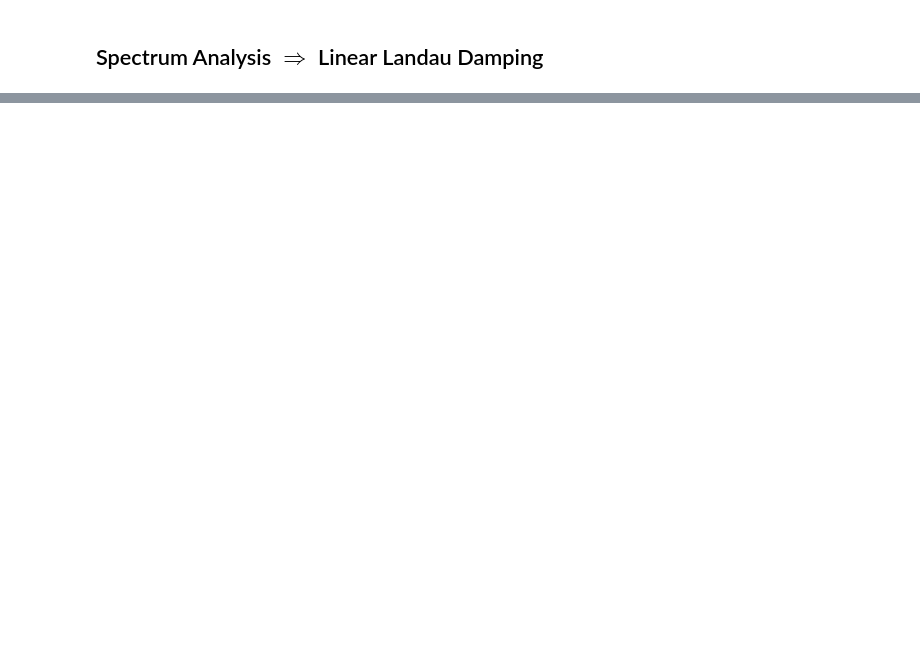
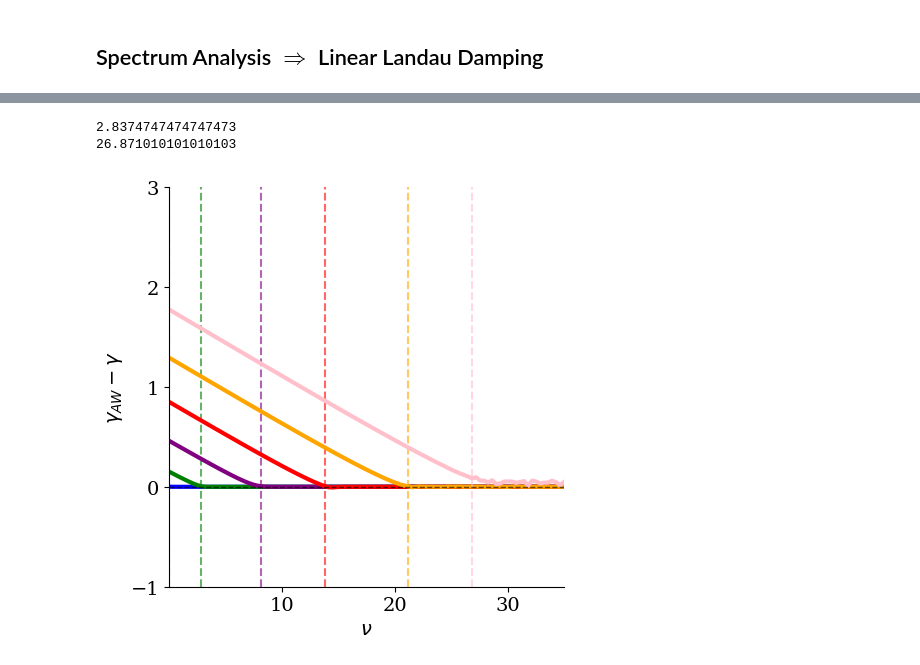
Before and after one commit to opaliss/SpectralSymbolicClosures, a Jupyter notebook: aw_hermite/spectrum analysis_positive_k_argminwhere.ipynb, the cells around one changed output, grey strips where cells are left out. Drawn from its saved outputs; the diff is of its cells as text; code cells hidden in the pictures; blank space fills up the shorter version.

```diff
--- a/aw_hermite/spectrum analysis_positive_k_argminwhere.ipynb
+++ b/aw_hermite/spectrum analysis_positive_k_argminwhere.ipynb
@@ -20,12 +20,14 @@ matplotlib.rc('ytick', labelsize=14)
 # number of Hermite moments
 Nv = 300
 # %%
-def factorial_ratio(n, m):
-    # return n!/m!
-    if n >= m:
-        return np.prod(range(m + 1, n + 1))
-    else:
-        return 1 / np.prod(range(n + 1, m + 1))
+def factorial_ratio(num1, denom1, num2, denom2):
+    # return (num1!num2!) / (denom1!denom2!) with num1>denom1 and num2<denom2
+    vector1 = range(denom1 + 1, num1 + 1)
+    vector2 = range(num2 + 1, denom2 + 1)
+    const = 1
+    for ii in range(len(vector1)):
+        const *= vector1[ii]/ vector2[ii]
+    return const
 # %%
 def A_advection(Nv, k):
     # advection matrix with off-diagonal entries
@@ -44,19 +46,16 @@ def damping_rate(mat):
     # eigenvalue decomposition
     eig, _= np.linalg.eig(mat)
     # return the least damped mode rate
-    if np.max(eig.real) <= 0:
-        return np.max(eig.real)
-    else:
-        print("we have an instability", np.max(eig.real))
+    return np.max(eig.real)
 
 def Hypercollisions_eig(k, nu, Nv, alpha=1):
     # Hypercollisional operator
     A = A_advection(Nv=Nv, k=k)
     # advection matrix (main-diagonal)
     vec2 = np.zeros(Nv)
-    for jj in range(alpha, Nv):
+    for jj in range(2*alpha-1, Nv):
         # hyper collisions coefficient
-        vec2[jj] = factorial_ratio(n=jj, m=jj-2*alpha+1) * factorial_ratio(n=Nv - 2*alpha, m=Nv -1)
+        vec2[jj] = factorial_ratio(num1=jj, denom1=jj-2*alpha+1, num2=Nv - 2*alpha, denom2=Nv -1)
     A =  A + np.diag(nu*vec2 / (1j*k), 0)
     return damping_rate(mat=-1j * k * A)
 
@@ -311,6 +326,6 @@ plt.savefig("figs/spectra/optimal_hypercollisions_" + str(alpha) + "_nu_positive
 # %%
 alpha=4
-nu_HP = np.linspace(0.01, 25, 1000)
+nu_HP = np.linspace(0.01, 35, 100)
 
 fig, ax = plt.subplots(ncols=1, figsize=(5, 5))
 
@@ -339,34 +354,38 @@ for ii, nu in enumerate(nu_HP):
 ax.axvline(nu_HP[np.min(np.where(np.abs(eig_LB + 0.8513) < 1e-2))], color="red", alpha=0.6, ls="--")
 ax.plot(nu_HP, eig_LB + 0.8513, color="red", linewidth=3)
 
 eig_LB = np.zeros(len(nu_HP))
 for ii, nu in enumerate(nu_HP):
     eig_LB[ii] = Hypercollisions_eig(k=1.25, nu=nu, Nv=Nv, alpha=alpha)
 ax.axvline(nu_HP[np.min(np.where(np.abs(eig_LB + 1.29386) < 1e-2))], color="orange", alpha=0.6, ls="--")
 ax.plot(nu_HP, eig_LB + 1.29386, color="orange",linewidth=3)
 
 eig_LB = np.zeros(len(nu_HP))
 for ii, nu in enumerate(nu_HP):
     eig_LB[ii] = Hypercollisions_eig(k=1.5, nu=nu, Nv=Nv, alpha=alpha)
-ax.axvline(nu_HP[np.argmin(np.abs(eig_LB + 1.7757))], color="pink", alpha=0.6, ls="--")
-print(nu_HP[np.min(np.where(np.abs(eig_LB + 1.7757) < 1e-2))])
+ax.axvline(nu_HP[np.min(np.where(np.abs(eig_LB + 1.7757) < 1e-1))], color="pink", alpha=0.6, ls="--")
+print(nu_HP[np.min(np.where(np.abs(eig_LB + 1.7757) < 1e-1))])
 ax.plot(nu_HP, eig_LB + 1.7757, color="pink", linewidth=3)
 
 ax.axhline(0, ls="--", color="black", linewidth=1, alpha=0.6)
 ax.set_xlabel(r"$\nu$")
 ax.set_yticks([-1, 0, 1, 2, 3])
 ax.set_ylabel(r"$\gamma_{AW} - \gamma $")
 ax.spines['right'].set_visible(False)
 ax.spines['top'].set_visible(False)
 ax.set_ylim(-1, 3)
 
 ax.set_xlim(np.min(nu_HP), np.max(nu_HP))
 #legend = ax.legend(ncols=2, fancybox=False, shadow=False, fontsize=12,  bbox_to_anchor=(0.1, 1.))
 #legend.get_frame().set_alpha(0)
 
 plt.tight_layout()
 
 
 plt.savefig("figs/spectra/optimal_hypercollisions_" + str(alpha) + "_nu_positive_k_Nv_" + str(Nv) + ".png", dpi=200, bbox_inches='tight')
+# %% [output]
+2.8374747474747473
+26.871010101010103
+[figure, added]
 # %%
 alpha=5
```
Also changed, not shown: parts of 5 cells of this notebook, 1 other file.
